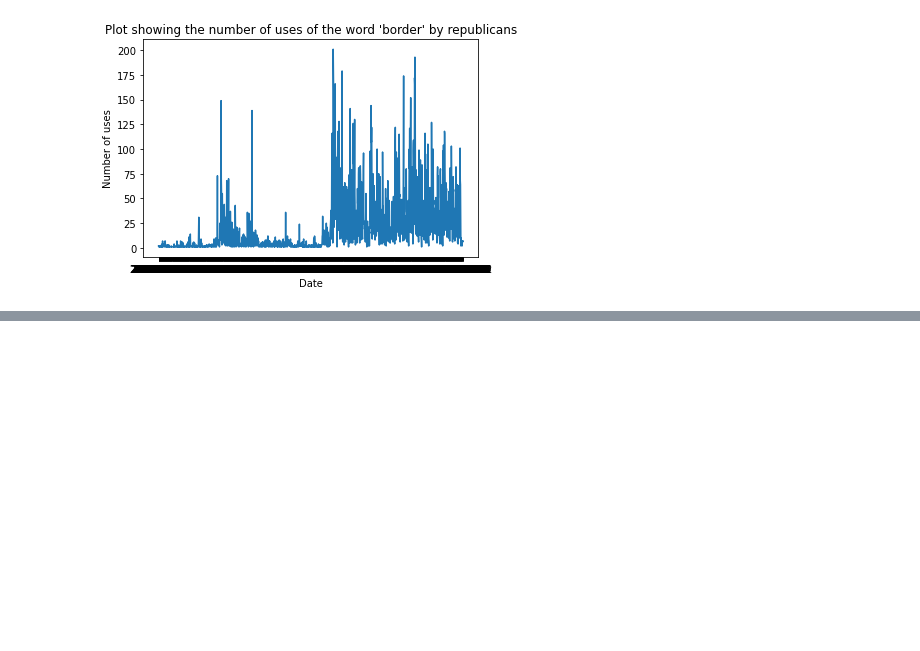
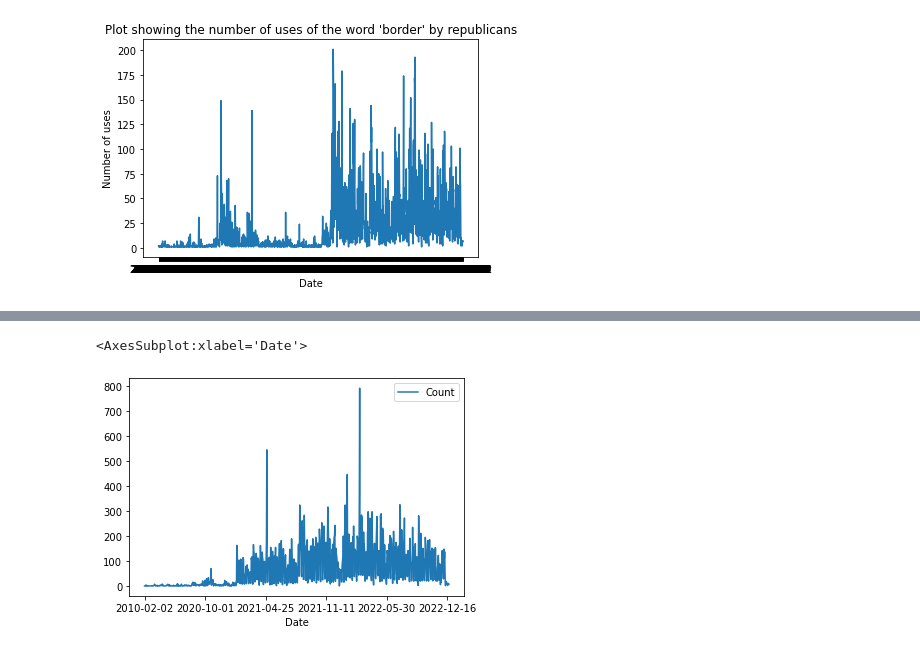
Before and after one commit to maiahalle/DS105-Project, a Jupyter notebook: Starting_over.ipynb, the cells around one changed output, grey strips where cells are left out. Drawn from its saved outputs; the diff is of its cells as text; code cells hidden in the pictures; blank space fills up the shorter version.

```diff
--- a/Starting_over.ipynb
+++ b/Starting_over.ipynb
@@ -403,0 +477,5 @@ df_border_22_20.plot()
+# %%
+biden_dates = []
+for i in range(len(df_rep_tweets)):
+    if 'biden' in df_rep_tweets.iloc[i]['key_word_list']:
+        biden_dates.append(df_rep_tweets.iloc[i]['created_at'][:10])
@@ -403,0 +486,7 @@ df_border_22_20.plot()
+# %%
+biden_counts = []
+for i in range(len(biden_dates)):
+    biden_counts.append(1)
+# %%
+biden_df = pd.DataFrame(list(zip(biden_dates, biden_counts)),
+               columns =['Date', 'Count'])
@@ -403,0 +497,2 @@ df_border_22_20.plot()
+# %%
+grouped_biden_df = biden_df.groupby(['Date']).sum()
@@ -403,0 +516,5 @@ df_border_22_20.plot()
+# %%
+grouped_biden_df.plot()
+# %% [output]
+<AxesSubplot:xlabel='Date'>
+[figure, added]
```
Also changed, not shown: parts of 65 cells of this notebook.
